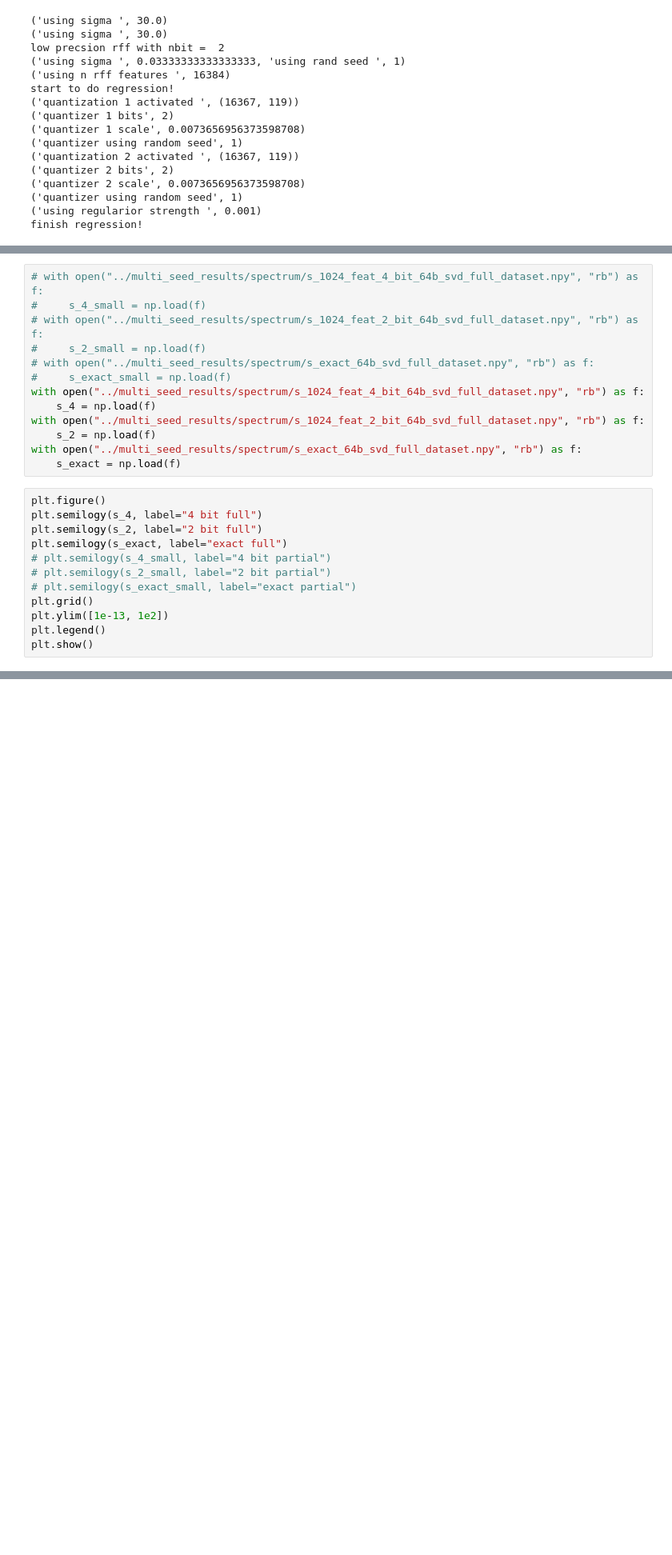
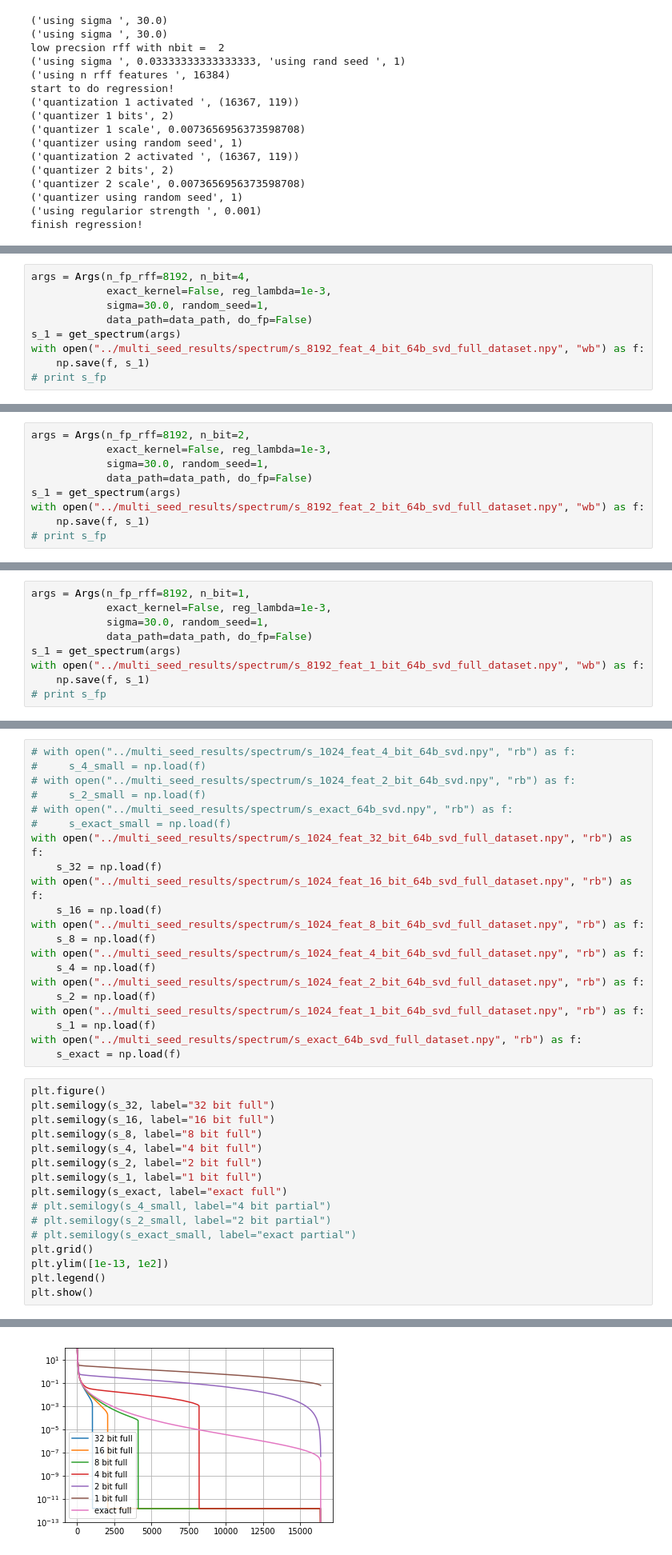
Before and after one commit to JianGoForIt/lp_rffs, a Jupyter notebook: kernel_reg/notebook/Census-Kernel-Ridge-Regression-RFF-Spectrum-64bit-svd-full-spectrum-server.ipynb, the cells around one changed output, grey strips where cells are left out. Shown at 80% size. Saved outputs shown, nothing was run; the diff lists cells and outputs as text; blank space fills up the shorter version.

Commit message:
server side full spectrum

```diff
--- a/kernel_reg/notebook/Census-Kernel-Ridge-Regression-RFF-Spectrum-64bit-svd-full-spectrum-server.ipynb
+++ b/kernel_reg/notebook/Census-Kernel-Ridge-Regression-RFF-Spectrum-64bit-svd-full-spectrum-server.ipynb
@@ -292,0 +445,9 @@ finish regression!
+# %%
+args = Args(n_fp_rff=8192, n_bit=4,
+            exact_kernel=False, reg_lambda=1e-3,
+            sigma=30.0, random_seed=1,
+            data_path=data_path, do_fp=False)
+s_1 = get_spectrum(args)
+with open("../multi_seed_results/spectrum/s_8192_feat_4_bit_64b_svd_full_dataset.npy", "wb") as f:
+    np.save(f, s_1)
+# print s_fp
@@ -292,0 +471,9 @@ finish regression!
+# %%
+args = Args(n_fp_rff=8192, n_bit=2,
+            exact_kernel=False, reg_lambda=1e-3,
+            sigma=30.0, random_seed=1,
+            data_path=data_path, do_fp=False)
+s_1 = get_spectrum(args)
+with open("../multi_seed_results/spectrum/s_8192_feat_2_bit_64b_svd_full_dataset.npy", "wb") as f:
+    np.save(f, s_1)
+# print s_fp
@@ -292,0 +497,9 @@ finish regression!
+# %%
+args = Args(n_fp_rff=8192, n_bit=1,
+            exact_kernel=False, reg_lambda=1e-3,
+            sigma=30.0, random_seed=1,
+            data_path=data_path, do_fp=False)
+s_1 = get_spectrum(args)
+with open("../multi_seed_results/spectrum/s_8192_feat_1_bit_64b_svd_full_dataset.npy", "wb") as f:
+    np.save(f, s_1)
+# print s_fp
@@ -293,20 +523,32 @@ finish regression!
 # %%
-# with open("../multi_seed_results/spectrum/s_1024_feat_4_bit_64b_svd_full_dataset.npy", "rb") as f:
+# with open("../multi_seed_results/spectrum/s_1024_feat_4_bit_64b_svd.npy", "rb") as f:
 #     s_4_small = np.load(f)
-# with open("../multi_seed_results/spectrum/s_1024_feat_2_bit_64b_svd_full_dataset.npy", "rb") as f:
+# with open("../multi_seed_results/spectrum/s_1024_feat_2_bit_64b_svd.npy", "rb") as f:
 #     s_2_small = np.load(f)
-# with open("../multi_seed_results/spectrum/s_exact_64b_svd_full_dataset.npy", "rb") as f:
+# with open("../multi_seed_results/spectrum/s_exact_64b_svd.npy", "rb") as f:
 #     s_exact_small = np.load(f)
+with open("../multi_seed_results/spectrum/s_1024_feat_32_bit_64b_svd_full_dataset.npy", "rb") as f:
+    s_32 = np.load(f)
+with open("../multi_seed_results/spectrum/s_1024_feat_16_bit_64b_svd_full_dataset.npy", "rb") as f:
+    s_16 = np.load(f)
+with open("../multi_seed_results/spectrum/s_1024_feat_8_bit_64b_svd_full_dataset.npy", "rb") as f:
+    s_8 = np.load(f)
 with open("../multi_seed_results/spectrum/s_1024_feat_4_bit_64b_svd_full_dataset.npy", "rb") as f:
     s_4 = np.load(f)
 with open("../multi_seed_results/spectrum/s_1024_feat_2_bit_64b_svd_full_dataset.npy", "rb") as f:
     s_2 = np.load(f)
+with open("../multi_seed_results/spectrum/s_1024_feat_1_bit_64b_svd_full_dataset.npy", "rb") as f:
+    s_1 = np.load(f)
 with open("../multi_seed_results/spectrum/s_exact_64b_svd_full_dataset.npy", "rb") as f:
     s_exact = np.load(f)
 # %%
 plt.figure()
+plt.semilogy(s_32, label="32 bit full")
+plt.semilogy(s_16, label="16 bit full")
+plt.semilogy(s_8, label="8 bit full")
 plt.semilogy(s_4, label="4 bit full")
 plt.semilogy(s_2, label="2 bit full")
+plt.semilogy(s_1, label="1 bit full")
 plt.semilogy(s_exact, label="exact full")
 # plt.semilogy(s_4_small, label="4 bit partial")
 # plt.semilogy(s_2_small, label="2 bit partial")
@@ -321,3 +561,4 @@ IOError: [Errno 13] Permission denied: u'/afs/cs.stanford.edu/u/zjian/.cache/mat
+[figure, added]
 # %%
 plt.figure()
 # plt.semilogy(s_exact, label="exact")
```
Also changed, not shown: parts of 16 cells of this notebook.
